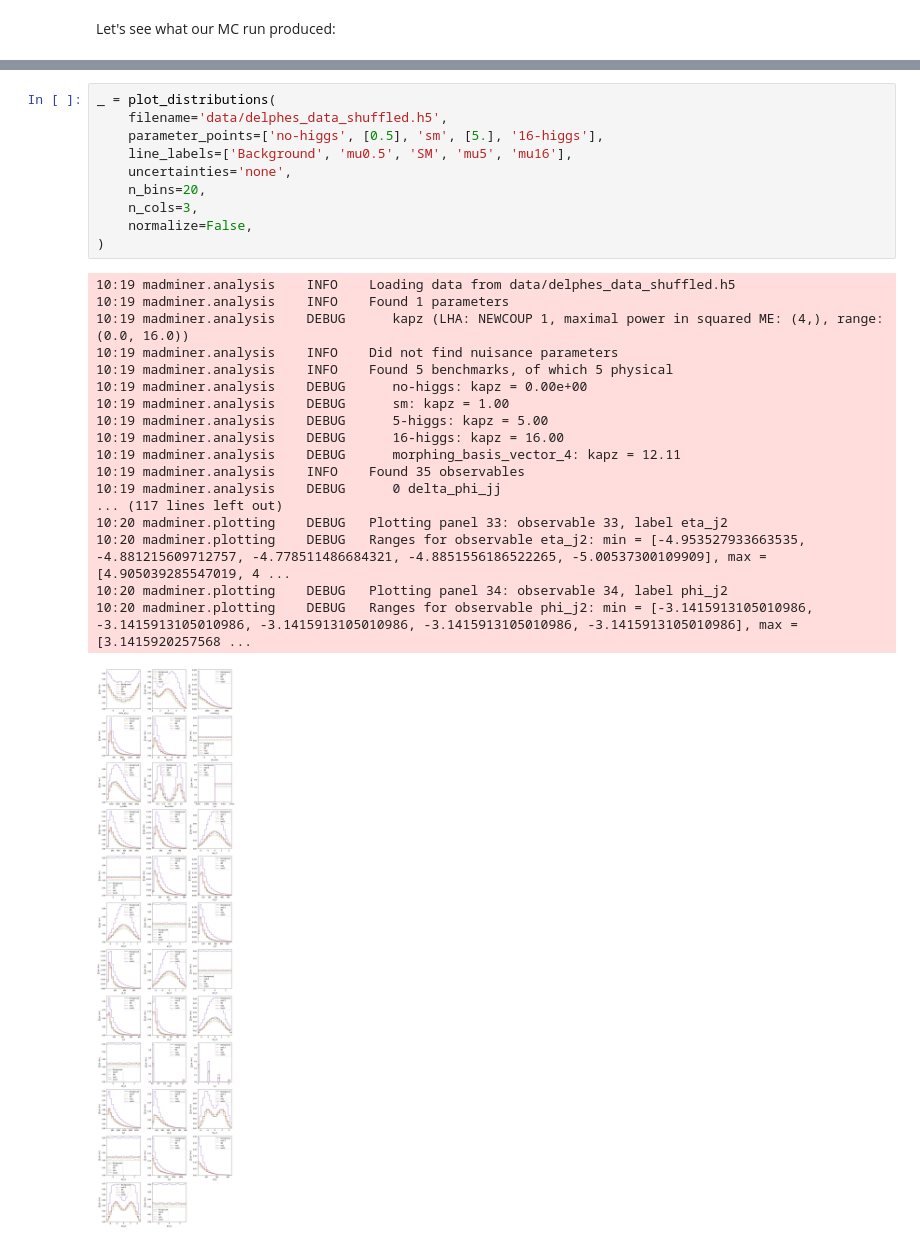
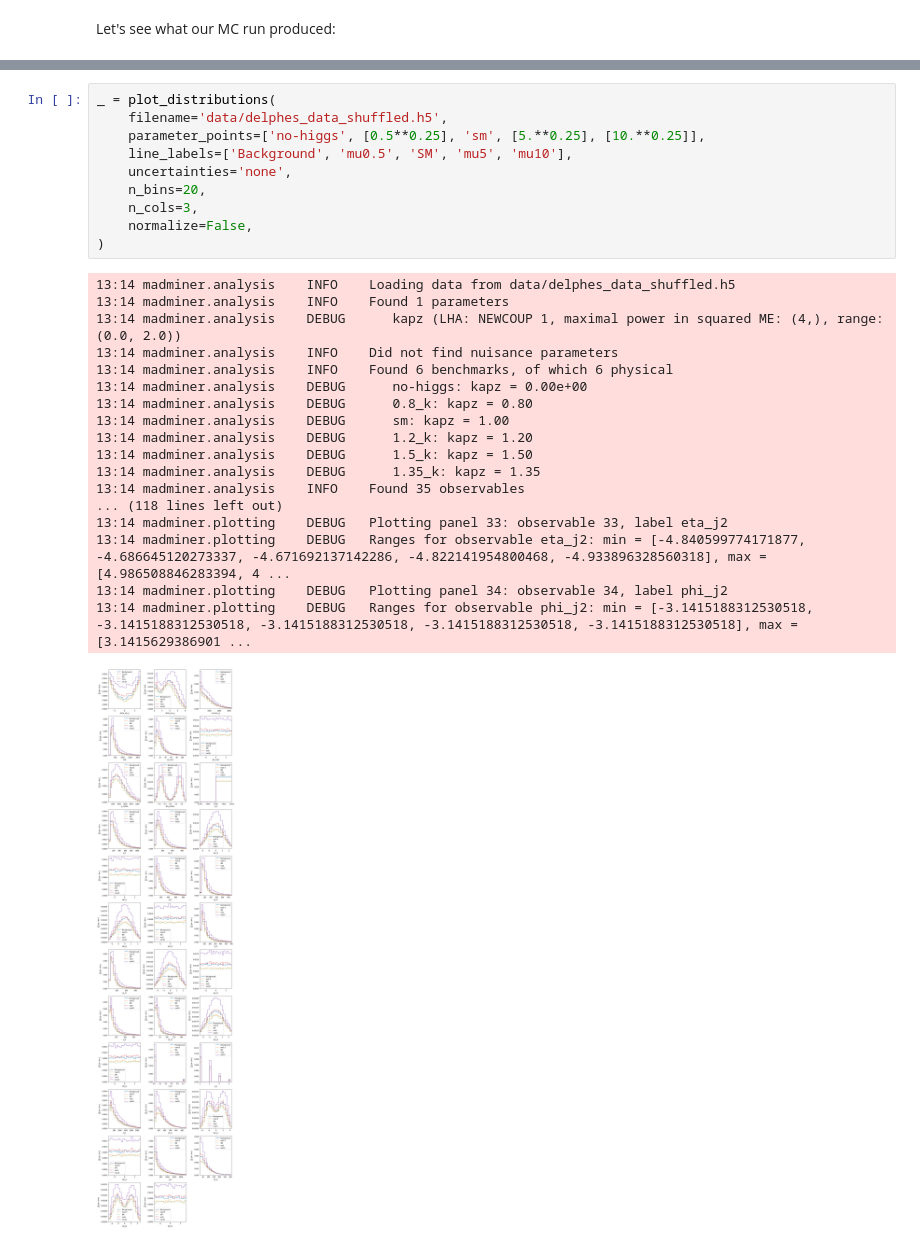
Before and after one commit to aghoshpub/LikelihoodFreeInterference, a Jupyter notebook: examples/tutorial_h4l/2b_plotting.ipynb, the cells around one changed output, grey strips where cells are left out. Saved outputs shown, nothing was run; the diff lists cells and outputs as text.

```diff
--- a/examples/tutorial_h4l/2b_plotting.ipynb
+++ b/examples/tutorial_h4l/2b_plotting.ipynb
@@ -73,29 +73,29 @@ _ = plot_distributions(
 # %%
 _ = plot_distributions(
     filename='data/delphes_data_shuffled.h5',
-    parameter_points=['no-higgs', [0.5], 'sm', [5.], '16-higgs'],
-    line_labels=['Background', 'mu0.5', 'SM', 'mu5', 'mu16'],
+    parameter_points=['no-higgs', [0.5**0.25], 'sm', [5.**0.25], [10.**0.25]],
+    line_labels=['Background', 'mu0.5', 'SM', 'mu5', 'mu10'],
     uncertainties='none',
     n_bins=20,
     n_cols=3,
     normalize=False,
 )
 # %% [output]
-10:19 madminer.analysis    INFO    Loading data from data/delphes_data_shuffled.h5
-10:19 madminer.analysis    INFO    Found 1 parameters
-10:19 madminer.analysis    DEBUG      kapz (LHA: NEWCOUP 1, maximal power in squared ME: (4,), range: (0.0, 16.0))
-10:19 madminer.analysis    INFO    Did not find nuisance parameters
-10:19 madminer.analysis    INFO    Found 5 benchmarks, of which 5 physical
-10:19 madminer.analysis    DEBUG      no-higgs: kapz = 0.00e+00
-10:19 madminer.analysis    DEBUG      sm: kapz = 1.00
-10:19 madminer.analysis    DEBUG      5-higgs: kapz = 5.00
-10:19 madminer.analysis    DEBUG      16-higgs: kapz = 16.00
-10:19 madminer.analysis    DEBUG      morphing_basis_vector_4: kapz = 12.11
-10:19 madminer.analysis    INFO    Found 35 observables
-10:19 madminer.analysis    DEBUG      0 delta_phi_jj
-... (117 lines left out)
-10:20 madminer.plotting    DEBUG   Plotting panel 33: observable 33, label eta_j2
-10:20 madminer.plotting    DEBUG   Ranges for observable eta_j2: min = [-4.953527933663535, -4.881215609712757, -4.778511486684321, -4.8851556186522265, -5.00537300109909], max = [4.905039285547019, 4 ...
-10:20 madminer.plotting    DEBUG   Plotting panel 34: observable 34, label phi_j2
-10:20 madminer.plotting    DEBUG   Ranges for observable phi_j2: min = [-3.1415913105010986, -3.1415913105010986, -3.1415913105010986, -3.1415913105010986, -3.1415913105010986], max = [3.1415920257568 ...
+13:14 madminer.analysis    INFO    Loading data from data/delphes_data_shuffled.h5
+13:14 madminer.analysis    INFO    Found 1 parameters
+13:14 madminer.analysis    DEBUG      kapz (LHA: NEWCOUP 1, maximal power in squared ME: (4,), range: (0.0, 2.0))
+13:14 madminer.analysis    INFO    Did not find nuisance parameters
+13:14 madminer.analysis    INFO    Found 6 benchmarks, of which 6 physical
+13:14 madminer.analysis    DEBUG      no-higgs: kapz = 0.00e+00
+13:14 madminer.analysis    DEBUG      0.8_k: kapz = 0.80
+13:14 madminer.analysis    DEBUG      sm: kapz = 1.00
+13:14 madminer.analysis    DEBUG      1.2_k: kapz = 1.20
+13:14 madminer.analysis    DEBUG      1.5_k: kapz = 1.50
+13:14 madminer.analysis    DEBUG      1.35_k: kapz = 1.35
+13:14 madminer.analysis    INFO    Found 35 observables
+... (118 lines left out)
+13:14 madminer.plotting    DEBUG   Plotting panel 33: observable 33, label eta_j2
+13:14 madminer.plotting    DEBUG   Ranges for observable eta_j2: min = [-4.840599774171877, -4.686645120273337, -4.671692137142286, -4.822141954800468, -4.933896328560318], max = [4.986508846283394, 4 ...
+13:14 madminer.plotting    DEBUG   Plotting panel 34: observable 34, label phi_j2
+13:14 madminer.plotting    DEBUG   Ranges for observable phi_j2: min = [-3.1415188312530518, -3.1415188312530518, -3.1415188312530518, -3.1415188312530518, -3.1415188312530518], max = [3.1415629386901 ...
-[figure, old version]
+[figure, new version]
```
Also changed, not shown: parts of 2 cells of this notebook, 8 other files.
